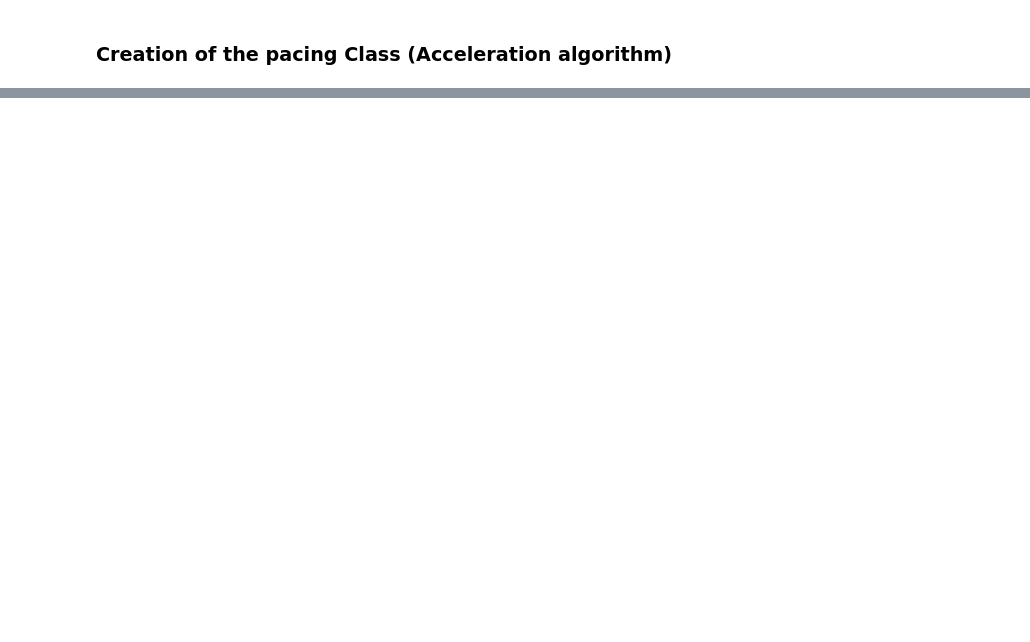
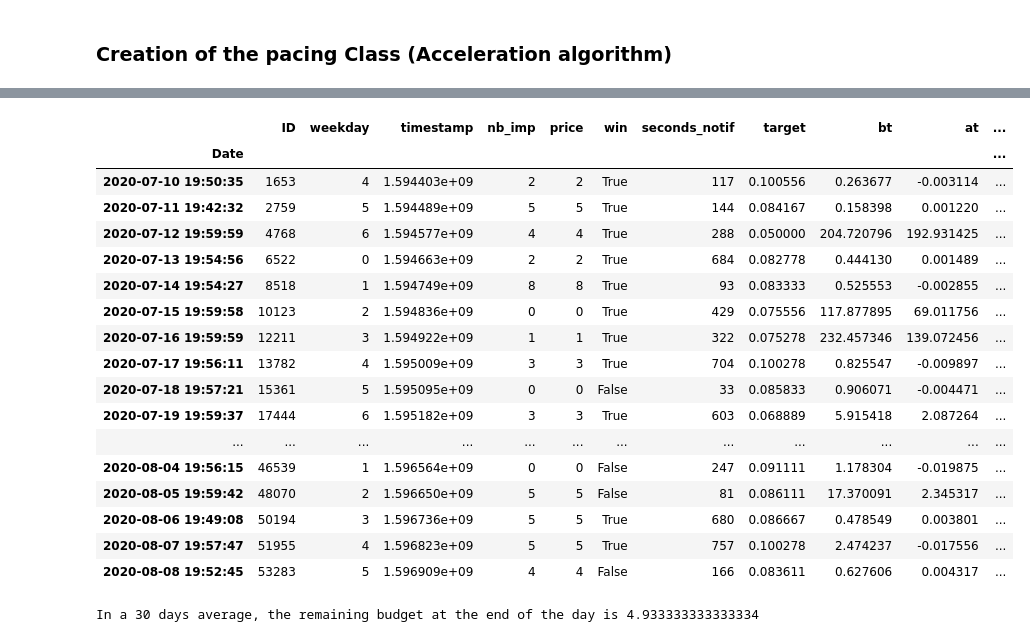
Before and after one commit to ThomasM-mecen/Displayce_internship, a Jupyter notebook: Pacing/Algorithmes.ipynb, the cells around one changed output, grey strips where cells are left out. Cells and saved outputs as stored; diff of their text form; code cells hidden in the pictures; blank space fills up the shorter version.

```diff
--- a/Pacing/Algorithmes.ipynb
+++ b/Pacing/Algorithmes.ipynb
@@ -300,0 +421,6 @@ data.to_csv('pacing(at)_09-07-2020_07-08-2020.csv', index=True)
+# %%
+data = pd.read_csv('wd_10-07-2020_08-08-2020.csv', index_col="timestamp_string", parse_dates=True)
+data.index.names = ['Date']
+prop = pd.read_csv('proportion_table.csv', index_col = 'hour')
+# %%
+pacing = Algo(daily_budget=3000, nb_hours_day=14, prop_table = prop)
@@ -300,0 +481,25 @@ data.to_csv('pacing(at)_09-07-2020_07-08-2020.csv', index=True)
+# %%
+data.groupby(data.index.day).tail(1)
+# %% [output]
+|  | ID | weekday | timestamp | nb_imp | price | win | seconds_notif | target | bt | at | ... |
+| Date |  |  |  |  |  |  |  |  |  |  | ... |
+| 2020-07-10 19:50:35 | 1653 | 4 | 1.594403e+09 | 2 | 2 | True | 117 | 0.100556 | 0.263677 | -0.003114 | ... |
+| 2020-07-11 19:42:32 | 2759 | 5 | 1.594489e+09 | 5 | 5 | True | 144 | 0.084167 | 0.158398 | 0.001220 | ... |
+| 2020-07-12 19:59:59 | 4768 | 6 | 1.594577e+09 | 4 | 4 | True | 288 | 0.050000 | 204.720796 | 192.931425 | ... |
+| 2020-07-13 19:54:56 | 6522 | 0 | 1.594663e+09 | 2 | 2 | True | 684 | 0.082778 | 0.444130 | 0.001489 | ... |
+| 2020-07-14 19:54:27 | 8518 | 1 | 1.594749e+09 | 8 | 8 | True | 93 | 0.083333 | 0.525553 | -0.002855 | ... |
+| 2020-07-15 19:59:58 | 10123 | 2 | 1.594836e+09 | 0 | 0 | True | 429 | 0.075556 | 117.877895 | 69.011756 | ... |
+| 2020-07-16 19:59:59 | 12211 | 3 | 1.594922e+09 | 1 | 1 | True | 322 | 0.075278 | 232.457346 | 139.072456 | ... |
+| 2020-07-17 19:56:11 | 13782 | 4 | 1.595009e+09 | 3 | 3 | True | 704 | 0.100278 | 0.825547 | -0.009897 | ... |
+| 2020-07-18 19:57:21 | 15361 | 5 | 1.595095e+09 | 0 | 0 | False | 33 | 0.085833 | 0.906071 | -0.004471 | ... |
+| 2020-07-19 19:59:37 | 17444 | 6 | 1.595182e+09 | 3 | 3 | True | 603 | 0.068889 | 5.915418 | 2.087264 | ... |
+| ... | ... | ... | ... | ... | ... | ... | ... | ... | ... | ... | ... |
+| 2020-08-04 19:56:15 | 46539 | 1 | 1.596564e+09 | 0 | 0 | False | 247 | 0.091111 | 1.178304 | -0.019875 | ... |
+| 2020-08-05 19:59:42 | 48070 | 2 | 1.596650e+09 | 5 | 5 | False | 81 | 0.086111 | 17.370091 | 2.345317 | ... |
+| 2020-08-06 19:49:08 | 50194 | 3 | 1.596736e+09 | 5 | 5 | True | 680 | 0.086667 | 0.478549 | 0.003801 | ... |
+| 2020-08-07 19:57:47 | 51955 | 4 | 1.596823e+09 | 5 | 5 | True | 757 | 0.100278 | 2.474237 | -0.017556 | ... |
+| 2020-08-08 19:52:45 | 53283 | 5 | 1.596909e+09 | 4 | 4 | False | 166 | 0.083611 | 0.627606 | 0.004317 | ... |
+# %%
+print(f"In a 30 days average, the remaining budget at the end of the day is {data.remaining_budget.groupby(data.index.day).tail(1).mean()}")
+# %% [output]
+In a 30 days average, the remaining budget at the end of the day is 4.933333333333334
```
Also changed, not shown: parts of 17 cells of this notebook, 2 other files.
